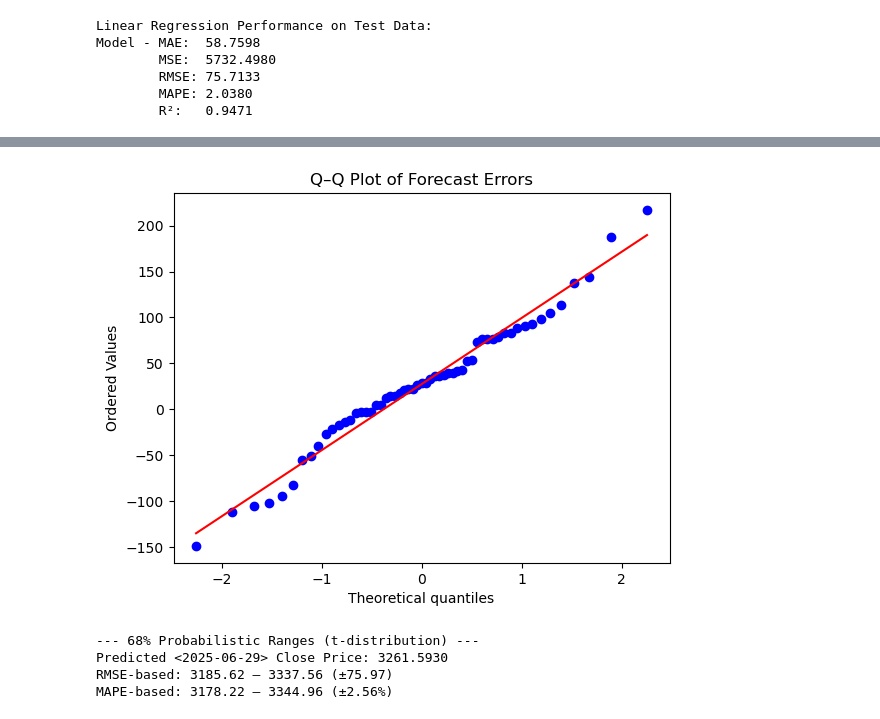
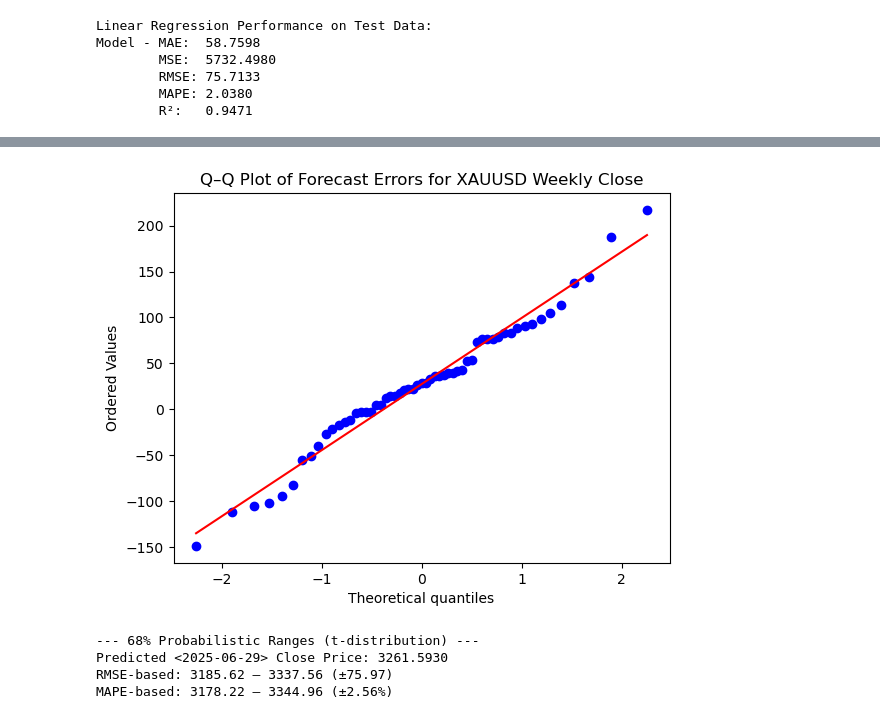
Before and after one commit to HJJ1981/LinearRegression_XAUUSD, a Jupyter notebook: 15Features_Linear_Regression_close_price_pred.ipynb, the cells around one changed output, grey strips where cells are left out. Saved outputs shown, nothing was run; the diff lists cells and outputs as text; code cells hidden in the pictures.

```diff
--- a/15Features_Linear_Regression_close_price_pred.ipynb
+++ b/15Features_Linear_Regression_close_price_pred.ipynb
@@ -359,10 +358,10 @@ plt.show()
 # %%
 # Q–Q Plot of forecast errors
 stats.probplot(errors, dist="norm", plot=plt)
-plt.title("Q–Q Plot of Forecast Errors")
+plt.title("Q–Q Plot of Forecast Errors for XAUUSD Weekly Close")
 plt.show()
 # %% [output]
-[figure, old version]
+[figure, new version]
 # %%
 # Function to calculate probabilistic ranges based on RMSE and MAPE
 
```
Also changed, not shown: parts of 5 cells of this notebook, 19 other files.
